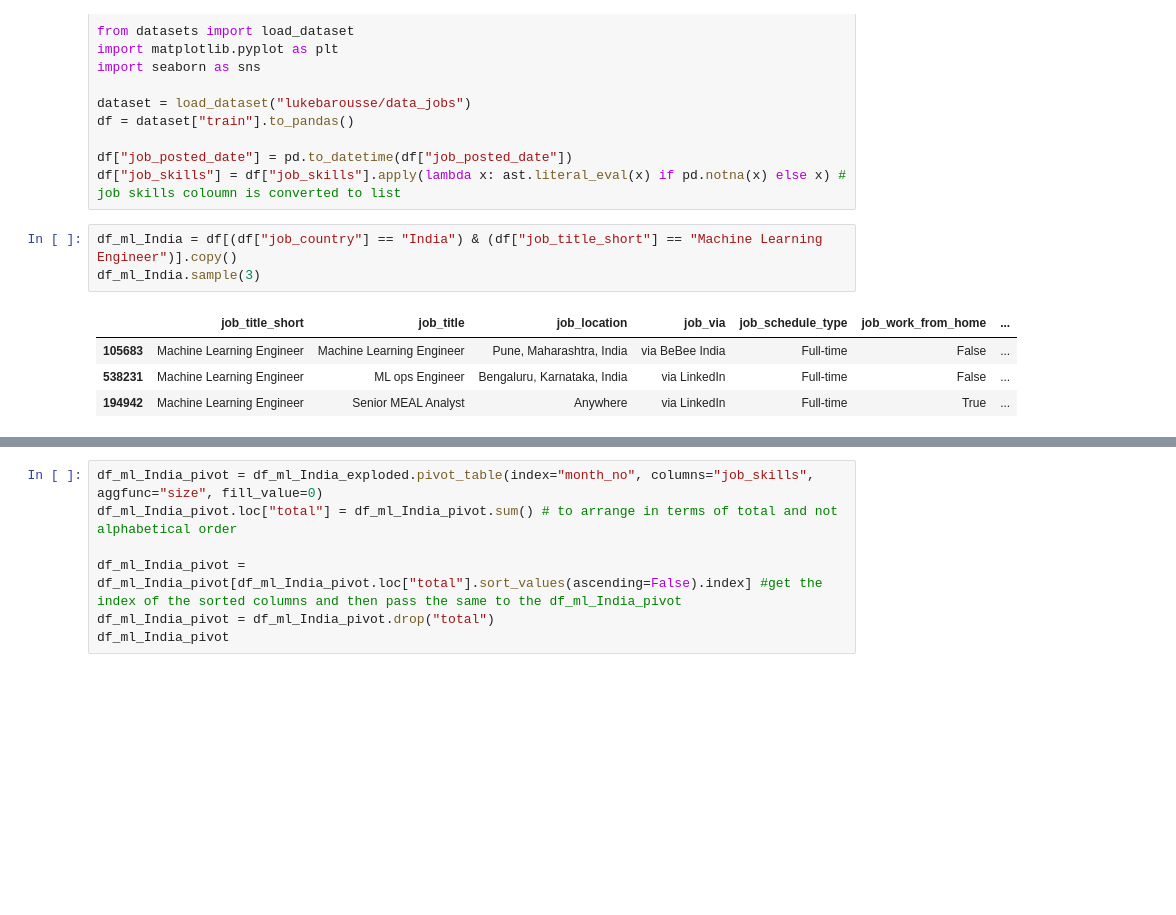
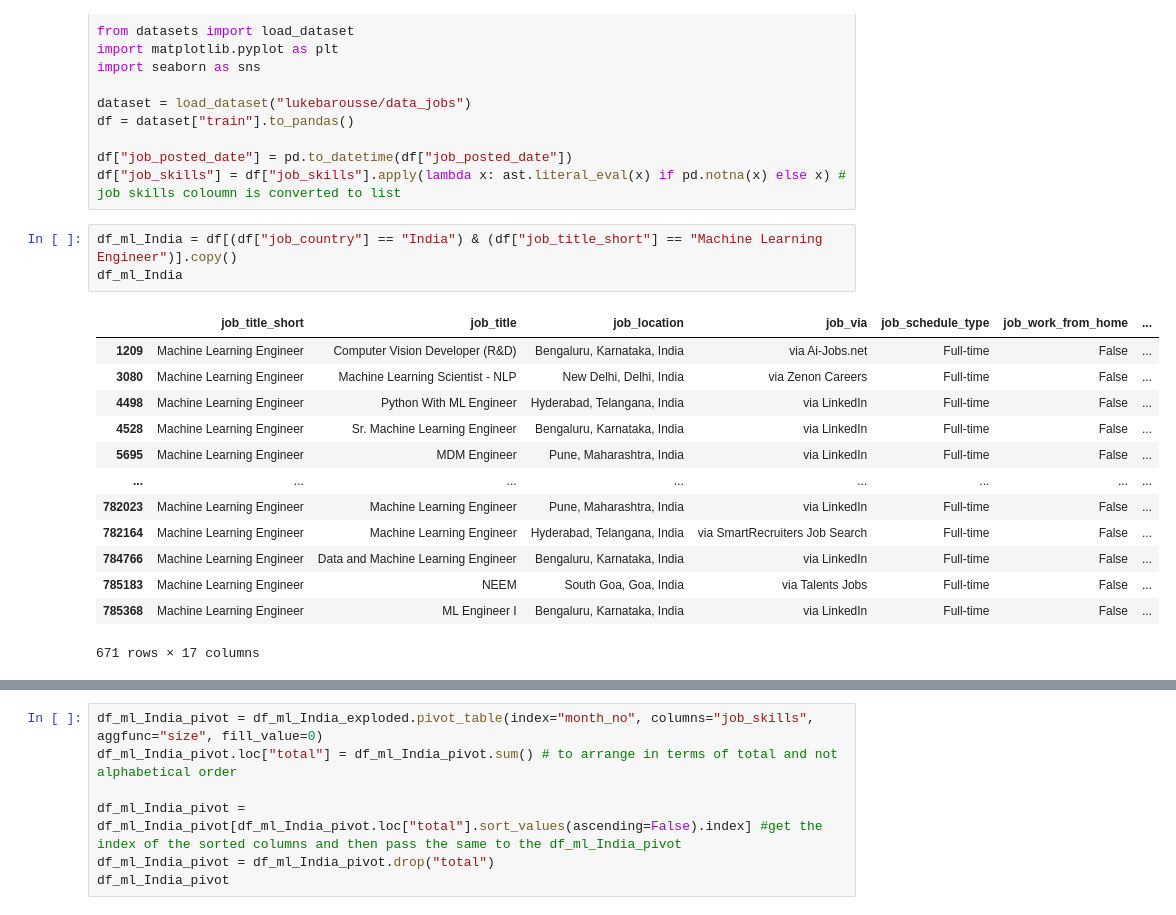
Before and after one commit to Sujalk63/Jobs-Skills-Analysis, a Jupyter notebook: 3_skill_trend.ipynb, the cells around one changed output, grey strips where cells are left out. Cells and saved outputs as stored; diff of their text form; blank space fills up the shorter version.

```diff
--- a/3_skill_trend.ipynb
+++ b/3_skill_trend.ipynb
@@ -20,12 +20,21 @@ df["job_posted_date"] = pd.to_datetime(df["job_posted_date"])
 df["job_skills"] = df["job_skills"].apply(lambda x: ast.literal_eval(x) if pd.notna(x) else x) # job skills coloumn is converted to list
 # %%
 df_ml_India = df[(df["job_country"] == "India") & (df["job_title_short"] == "Machine Learning Engineer")].copy()
-df_ml_India.sample(3)
+df_ml_India
 # %% [output]
 |  | job_title_short | job_title | job_location | job_via | job_schedule_type | job_work_from_home | ... |
-| 105683 | Machine Learning Engineer | Machine Learning Engineer | Pune, Maharashtra, India | via BeBee India | Full-time | False | ... |
-| 538231 | Machine Learning Engineer | ML ops Engineer | Bengaluru, Karnataka, India | via LinkedIn | Full-time | False | ... |
-| 194942 | Machine Learning Engineer | Senior MEAL Analyst | Anywhere | via LinkedIn | Full-time | True | ... |
+| 1209 | Machine Learning Engineer | Computer Vision Developer (R&D) | Bengaluru, Karnataka, India | via Ai-Jobs.net | Full-time | False | ... |
+| 3080 | Machine Learning Engineer | Machine Learning Scientist - NLP | New Delhi, Delhi, India | via Zenon Careers | Full-time | False | ... |
+| 4498 | Machine Learning Engineer | Python With ML Engineer | Hyderabad, Telangana, India | via LinkedIn | Full-time | False | ... |
+| 4528 | Machine Learning Engineer | Sr. Machine Learning Engineer | Bengaluru, Karnataka, India | via LinkedIn | Full-time | False | ... |
+| 5695 | Machine Learning Engineer | MDM Engineer | Pune, Maharashtra, India | via LinkedIn | Full-time | False | ... |
+| ... | ... | ... | ... | ... | ... | ... | ... |
+| 782023 | Machine Learning Engineer | Machine Learning Engineer | Pune, Maharashtra, India | via LinkedIn | Full-time | False | ... |
+| 782164 | Machine Learning Engineer | Machine Learning Engineer | Hyderabad, Telangana, India | via SmartRecruiters Job Search | Full-time | False | ... |
+| 784766 | Machine Learning Engineer | Data and Machine Learning Engineer | Bengaluru, Karnataka, India | via LinkedIn | Full-time | False | ... |
+| 785183 | Machine Learning Engineer | NEEM | South Goa, Goa, India | via Talents Jobs | Full-time | False | ... |
+| 785368 | Machine Learning Engineer | ML Engineer I | Bengaluru, Karnataka, India | via LinkedIn | Full-time | False | ... |
+671 rows × 17 columns
 # %%
 df_ml_India["month_no"] = df_ml_India["job_posted_date"].dt.month
 
```
Also changed, not shown: parts of 9 cells of this notebook.
